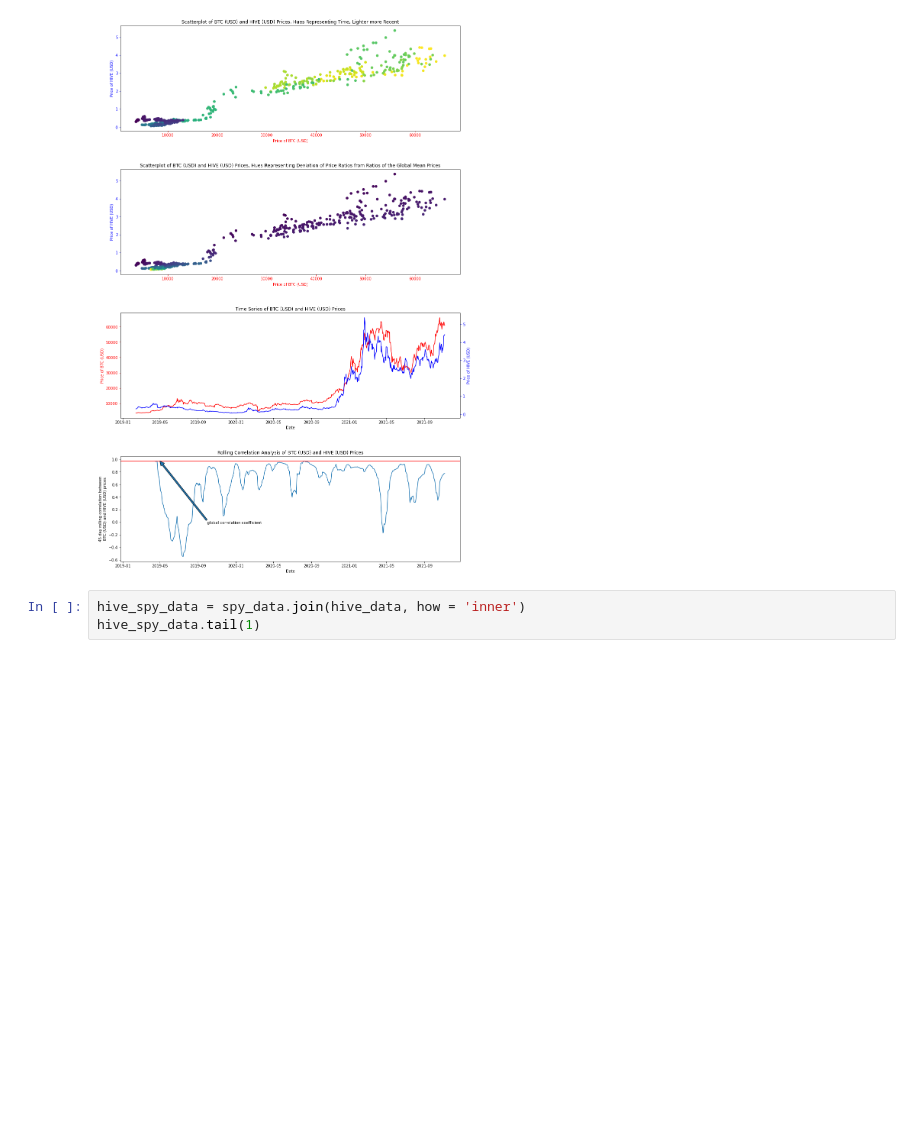
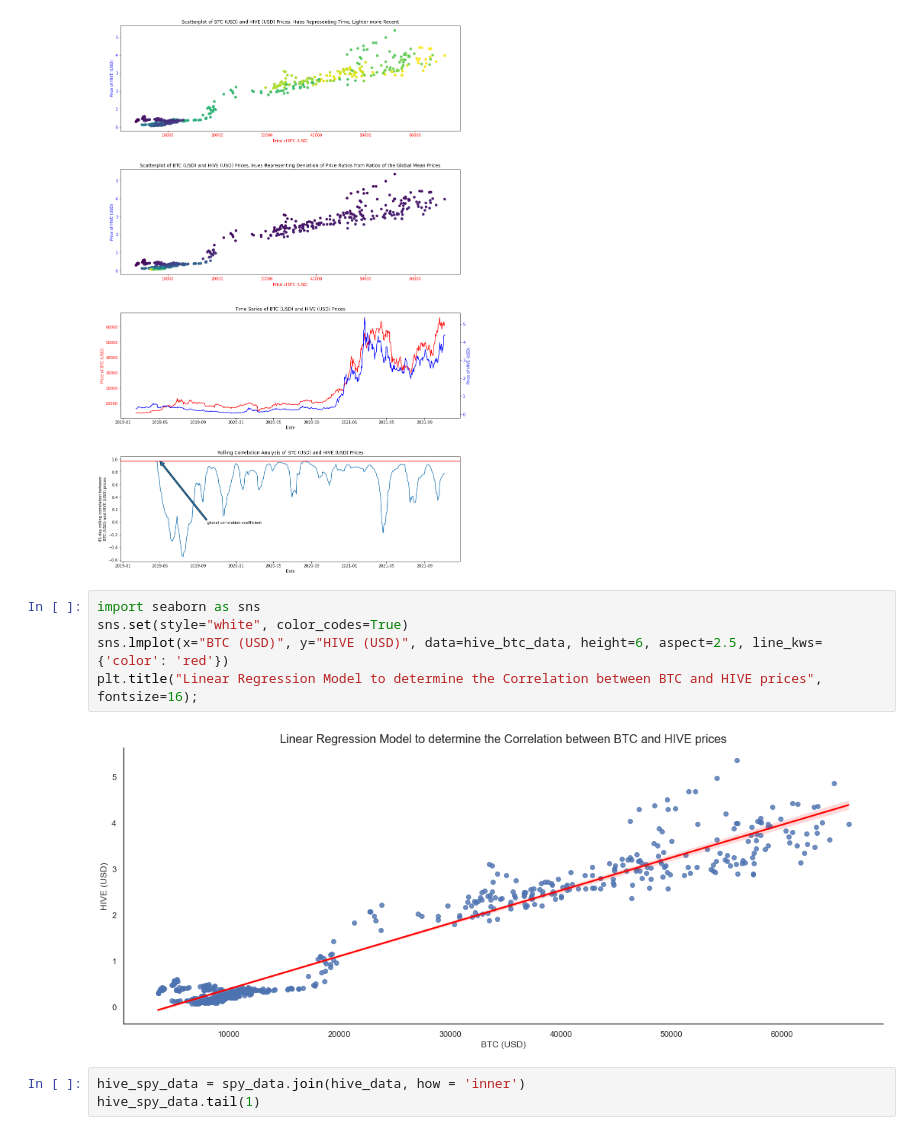
Before and after one commit to vedamy/Week_8_Project, a Jupyter notebook: AV_VB_EXPLDA_Experiment.ipynb, the cells around one changed output. Cells and saved outputs as stored; diff of their text form; blank space fills up the shorter version.

```diff
--- a/AV_VB_EXPLDA_Experiment.ipynb
+++ b/AV_VB_EXPLDA_Experiment.ipynb
@@ -147,6 +147,13 @@ plot_correlations(hive_btc_data, 45, '2019-05', '2019-10', 1)
 BTC (USD)    1.000000    0.972767
 HIVE (USD)   0.972767    1.000000
 [figure]
+# %%
+import seaborn as sns
+sns.set(style="white", color_codes=True)
+sns.lmplot(x="BTC (USD)", y="HIVE (USD)", data=hive_btc_data, height=6, aspect=2.5, line_kws={'color': 'red'})
+plt.title("Linear Regression Model to determine the Correlation between BTC and HIVE prices", fontsize=16);
+# %% [output]
+[figure, added]
 # %%
 hive_spy_data = spy_data.join(hive_data, how = 'inner')
 hive_spy_data.tail(1)
```
Also changed, not shown: parts of 1 cell of this notebook.
